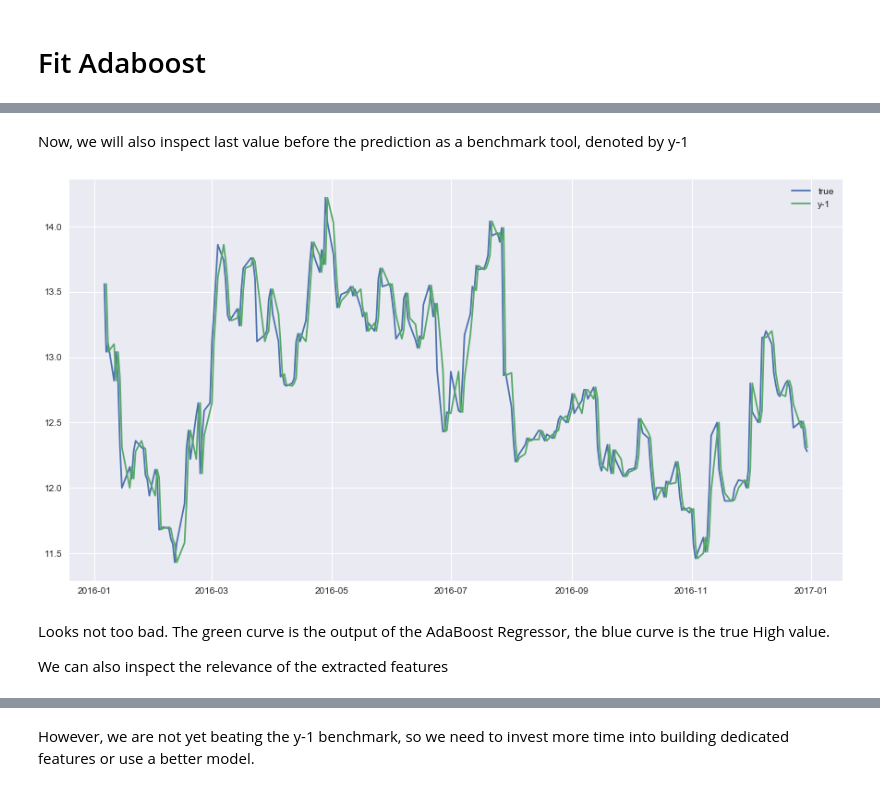
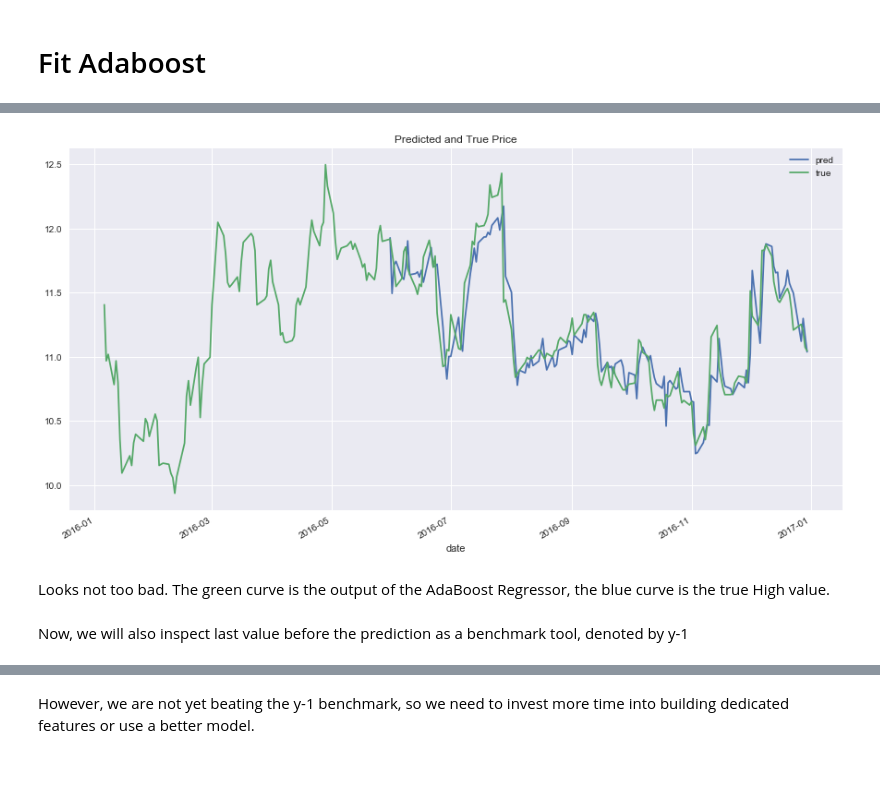
Before and after one commit to blue-yonder/tsfresh, a Jupyter notebook: notebooks/timeseries_forecasting_google_stock.ipynb, the cells around one changed output, grey strips where cells are left out. Saved outputs shown, nothing was run; the diff lists cells and outputs as text; code cells hidden in the pictures.

```diff
--- a/notebooks/timeseries_forecasting_google_stock.ipynb
+++ b/notebooks/timeseries_forecasting_google_stock.ipynb
@@ -127,6 +120,6 @@ assert isp > 0
 for i in tqdm(range(isp, len(y))):
 
     ada.fit(X.iloc[:i], y[:i])
-    y_pred[i] = ada.predict(X.iloc[i, :])[0]
+    y_pred[i] = ada.predict(X.iloc[i, :].values.reshape((1, -1)))[0]
 
 y_pred = pd.Series(data=y_pred, index=y.index)
@@ -140,0 +126,7 @@ plt.show()
+# %%
+# Dataframe of predictions and true values
+ys = pd.concat([y_pred, y], axis = 1).rename(columns = {0: 'pred', 'value': 'true'})
+
+# Convert index to a datetime
+ys.index = pd.to_datetime(ys.index)
+ys.head()
@@ -141,14 +141,10 @@ plt.show()
+# %%
+ys.plot(figsize=(15, 8))
+plt.title('Predicted and True Price')
+plt.show()
+# %% [output]
+[figure, added]
+# %% [markdown]
+Looks not too bad. The green curve is the output of the AdaBoost Regressor, the blue curve is the true High value.
 # %% [markdown]
 Now, we will also inspect last value before the prediction as a benchmark tool, denoted by y-1
-# %%
-plt.figure(figsize=(15, 8))
-plt.plot(y, label="true")
-plt.plot(y.shift(1), label="y-1")
-plt.legend()
-plt.show()
-# %% [output]
-[figure, removed]
-# %% [markdown]
-Looks not too bad. The green curve is the output of the AdaBoost Regressor, the blue curve is the true High value.
-
-We can also inspect the relevance of the extracted features
```
Also changed, not shown: parts of 16 cells of this notebook.
